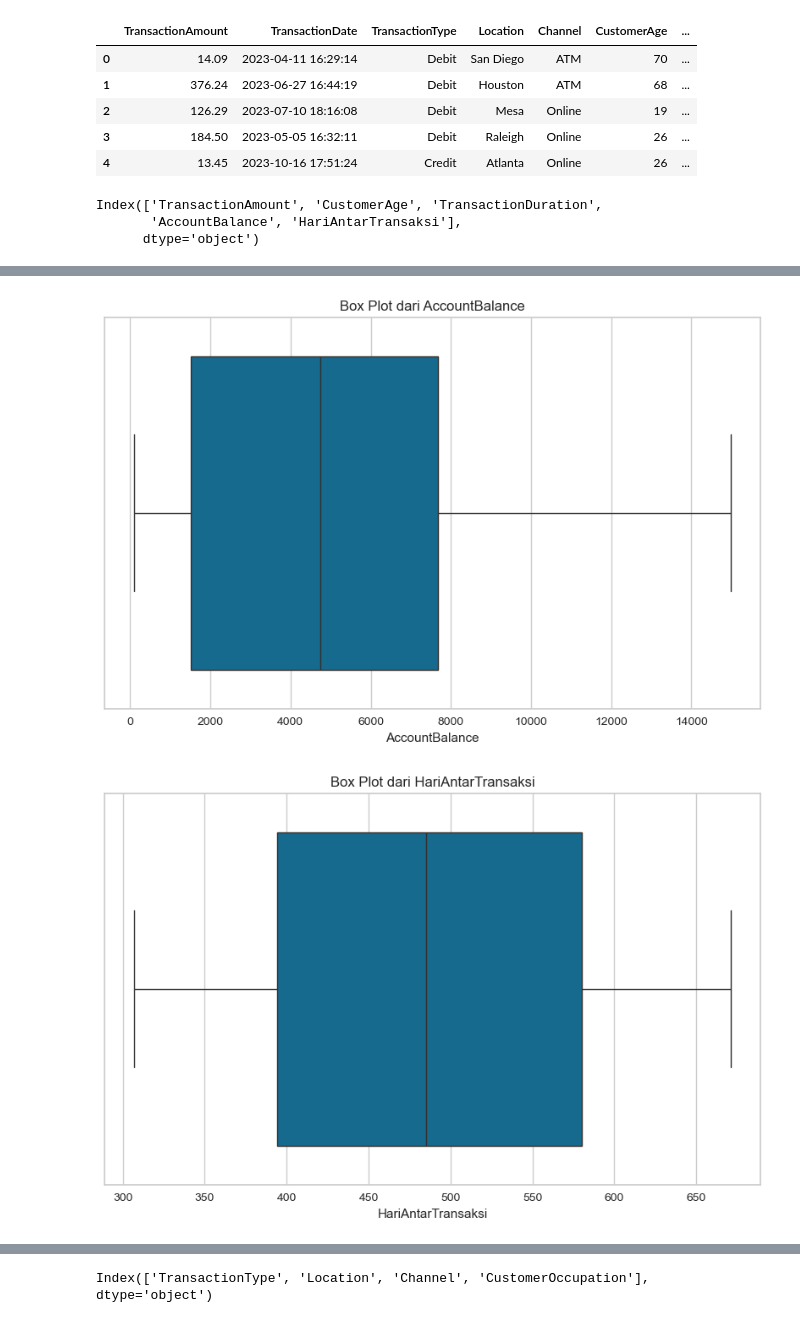
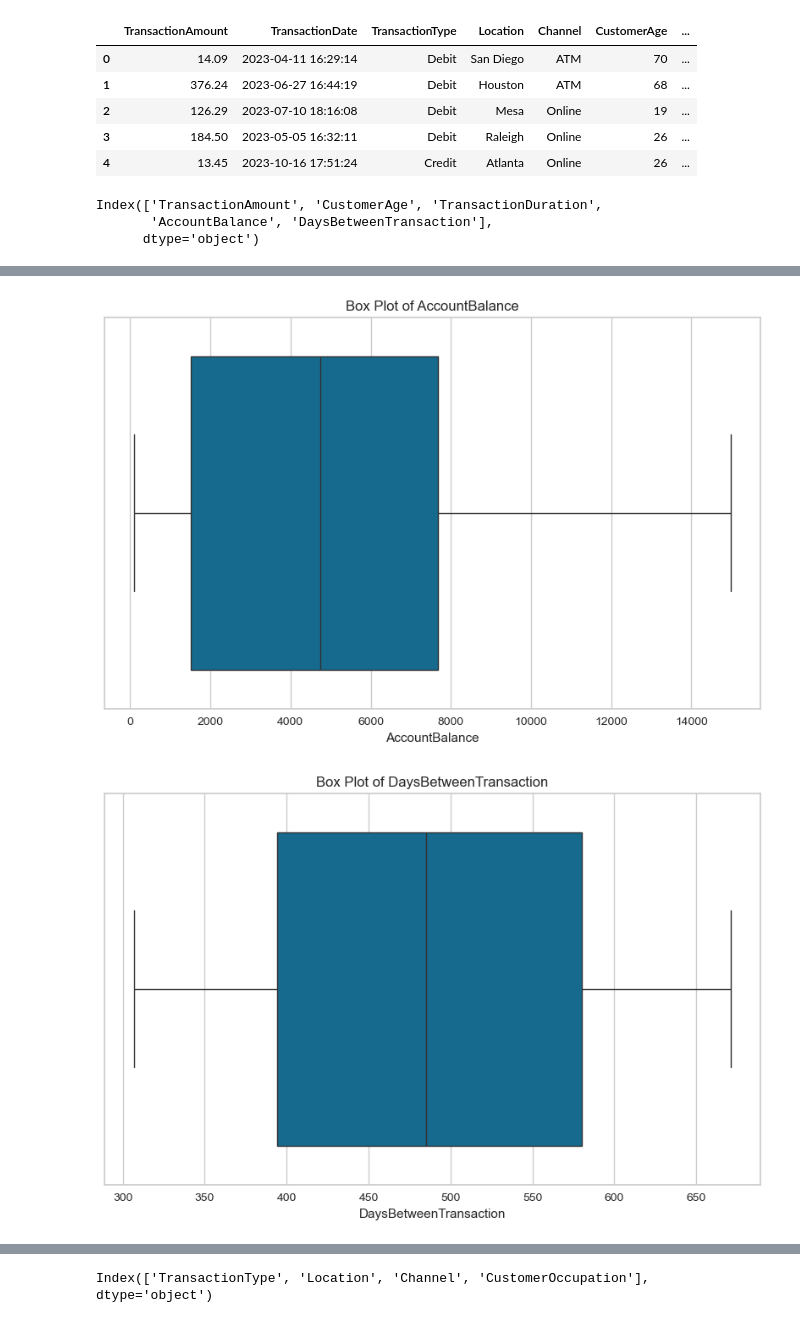
Before and after one commit to Aditypraa/fraud-detection-project, a Jupyter notebook: [Clustering]_Submission_Akhir_BMLP_Aditya Pratama.ipynb, the cells around one changed output, grey strips where cells are left out. Cells and saved outputs as stored; diff of their text form; code cells hidden in the pictures.

```diff
--- a/[Clustering]_Submission_Akhir_BMLP_Aditya Pratama.ipynb
+++ b/[Clustering]_Submission_Akhir_BMLP_Aditya Pratama.ipynb
@@ -519,12 +500,11 @@ Pada tahap ini, kita mengubah tipe data kolom tertentu dari tipe **object** menj
 3. **Menampilkan Informasi Dataframe**:
    - Gunakan fungsi `info()` untuk memverifikasi perubahan tipe data dan melihat informasi tentang dataframe yang telah diproses.
 # %%
-# Mengubah tipe data dari object menjadi datetime
-kolom_yang_dibutuhkan = ['TransactionDate', 'PreviousTransactionDate']
-for kolom in kolom_yang_dibutuhkan:
-    df_preprocessed[kolom] = pd.to_datetime(df_preprocessed[kolom])
+# Convert from object to date time
+needed_to_convert = ['TransactionDate', 'PreviousTransactionDate']
+for col in needed_to_convert:
+    df_preprocessed[col] = pd.to_datetime(df_preprocessed[col])
 
-# Menampilkan informasi tentang dataframe yang telah diproses
 df_preprocessed.info()
 # %% [output]
 <class 'pandas.core.frame.DataFrame'>
@@ -545,11 +525,9 @@ Data columns (total 16 columns):
 dtypes: datetime64[ns](2), float64(2), int64(3), object(9)
 memory usage: 314.1+ KB
 # %%
-# Menghapus kolom yang tidak digunakan
-kolom_yang_dihapus = ['TransactionID', 'AccountID', 'DeviceID', 'IP Address', 'MerchantID', 'LoginAttempts']
-df_preprocessed.drop(columns=kolom_yang_dihapus, inplace=True)
-
-# Menampilkan informasi tentang dataframe yang telah diproses
+#  Drop unused columns
+columns_to_drop = ['TransactionID', 'AccountID', 'DeviceID', 'IP Address', 'MerchantID', 'LoginAttempts']
+df_preprocessed.drop(columns=columns_to_drop, inplace=True)
 df_preprocessed.info()
 # %% [output]
 <class 'pandas.core.frame.DataFrame'>
@@ -570,10 +548,9 @@ Data columns (total 10 columns):
 dtypes: datetime64[ns](2), float64(2), int64(2), object(4)
 memory usage: 196.4+ KB
 # %%
-# Menambahkan kolom hari antara transaksi terakhir
-df_preprocessed["HariAntarTransaksi"] = (df_preprocessed["PreviousTransactionDate"] - df_preprocessed["TransactionDate"]).dt.days
+# Add column days between last transaction
+df_preprocessed["DaysBetweenTransaction"] = (df_preprocessed["PreviousTransactionDate"] - df_preprocessed["TransactionDate"]).dt.days
 
-# Menampilkan 5 baris pertama dari dataframe yang telah diproses
 df_preprocessed.head()
 # %% [output]
 |  | TransactionAmount | TransactionDate | TransactionType | Location | Channel | CustomerAge | ... |
@@ -583,20 +560,18 @@ df_preprocessed.head()
 | 3 | 184.50 | 2023-05-05 16:32:11 | Debit | Raleigh | Online | 26 | ... |
 | 4 | 13.45 | 2023-10-16 17:51:24 | Credit | Atlanta | Online | 26 | ... |
 # %%
-# Mendapatkan semua fitur numerik
-fitur_numerik = df_preprocessed.select_dtypes(include=['number']).columns
-
-# Menampilkan fitur numerik
-print(fitur_numerik)
+# Get all numeric features
+numeric_features = df_preprocessed.select_dtypes(include=['number']).columns
+print(numeric_features)
 # %% [output]
 Index(['TransactionAmount', 'CustomerAge', 'TransactionDuration',
-       'AccountBalance', 'HariAntarTransaksi'],
+       'AccountBalance', 'DaysBetweenTransaction'],
       dtype='object')
 # %%
-# Membuat plot untuk mendeteksi outlier
-for fitur in fitur_numerik:
+# Make plot for detection outliers
+for feature in numeric_features:
     plt.figure(figsize=(10, 6))
-    sns.boxplot(x=df_preprocessed[fitur])
-    plt.title(f'Box Plot dari {fitur}')
+    sns.boxplot(x=df_preprocessed[feature])
+    plt.title(f'Box Plot of {feature}')
     plt.show()
 # %% [output]
@@ -606,3 +581,3 @@ for fitur in fitur_numerik:
-[figure, old version]
+[figure, new version]
-[figure, old version]
+[figure, new version]
 # %%
```
Also changed, not shown: parts of 41 cells of this notebook, 2 other files.
